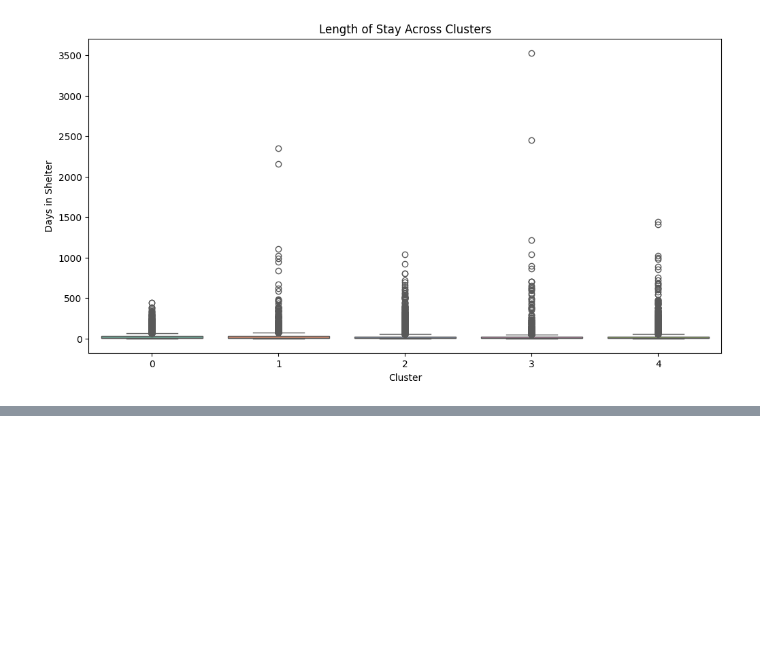
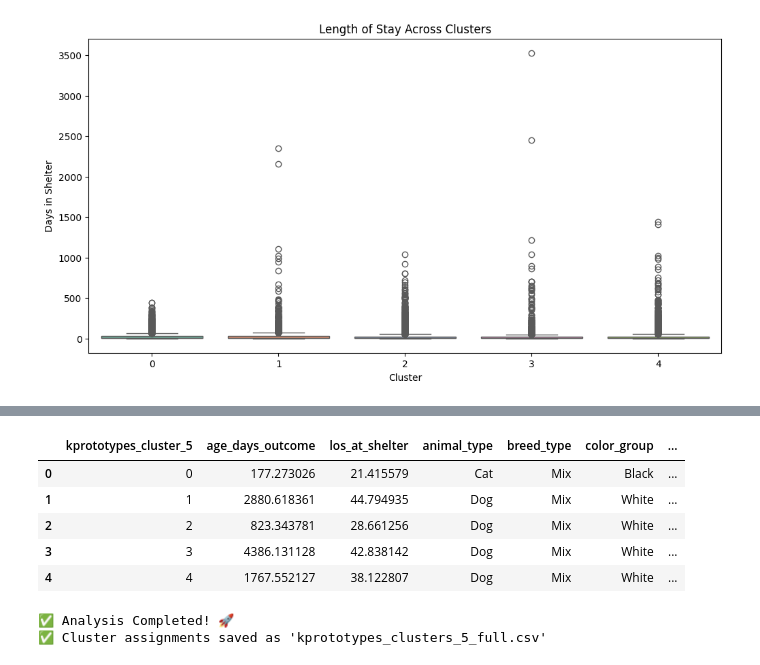
Before and after one commit to joshinehal811/Group_Project, a Jupyter notebook: Cluster/Clustering_(DB_K_Proto)_Insy695.ipynb, the cells around one changed output, grey strips where cells are left out. Cells and saved outputs as stored; diff of their text form; code cells hidden in the pictures; blank space fills up the shorter version.

Commit message:
Cluster trained on full dataset

```diff
--- a/Cluster/Clustering_(DB_K_Proto)_Insy695.ipynb
+++ b/Cluster/Clustering_(DB_K_Proto)_Insy695.ipynb
@@ -935,0 +951,69 @@ Passing `palette` without assigning `hue` is deprecated and will be removed in v
+# %%
+import numpy as np
+import pandas as pd
+from kmodes.kprototypes import KPrototypes
+from sklearn.metrics import silhouette_score
+import time
+
+# ✅ Step 1: Identifying Numerical & Categorical Features
+print("✅ Step 1: Identifying Numerical & Categorical Features...")
+numerical_features = ['age_days_outcome', 'los_at_shelter']
+categorical_features = ['animal_type', 'has_name', 'age_group_intake', 'month_of_outcome',
+                        'is_fixed', 'breed_type', 'color_group', 'intake_condition_group']
+
+# ✅ Convert categorical columns to string type
+df_clustering[categorical_features] = df_clustering[categorical_features].astype(str)
+
+# ✅ Convert DataFrame to numpy array for K-Prototypes
+X = df_clustering[numerical_features + categorical_features].to_numpy()
+
+# ✅ Get categorical column indexes (after numerical features)
+cat_cols_idx = [i for i in range(len(numerical_features), len(numerical_features + categorical_features))]
+
+# ✅ Set optimal number of clusters
+optimal_k = 5
+
+print(f"\n✅ Step 2: Running K-Prototypes with K={optimal_k}...")
+start_time = time.time()
+
+# ✅ Apply K-Prototypes
+kproto = KPrototypes(n_clusters=optimal_k, random_state=42)
+clusters = kproto.fit_predict(X, categorical=cat_cols_idx)
+
+print(f"✅ Clustering Completed in {round(time.time() - start_time, 2)} sec!")
+
+# ✅ Create a new DataFrame for cluster labels (without modifying original df)
+df_kprototypes_clusters_5_full = df_clustering.copy()
+df_kprototypes_clusters_5_full['kprototypes_cluster_5'] = clusters
+
+# ✅ Display cluster distribution
+print("\n✅ Step 3: Cluster Distribution:")
+print(df_kprototypes_clusters_5_full['kprototypes_cluster_5'].value_counts())
+
+# ✅ Step 4: Evaluating Clusters using Silhouette Score
+try:
+    score = silhouette_score(X[:, :len(numerical_features)].astype(float), clusters)
+    print(f"\n✅ Silhouette Score: {score:.3f}")
+except:
+    print("⚠️ Silhouette Score calculation failed (common for mixed data).")
+
+# ✅ Step 5: Cluster Interpretation (Summary Statistics)
+print("\n✅ Step 5: Cluster Interpretation...")
+cluster_summary = df_kprototypes_clusters_5_full.groupby('kprototypes_cluster_5').agg({
+    'age_days_outcome': 'mean',
+    'los_at_shelter': 'mean',
+    'animal_type': pd.Series.mode,
+    'breed_type': pd.Series.mode,
+    'color_group': pd.Series.mode,
+    'intake_condition_group': pd.Series.mode
+}).reset_index()
+
+from IPython.display import display
+display(cluster_summary)
+
+print("\n✅ Analysis Completed! 🚀")
+
+# ✅ Save the new dataframe to a CSV file
+df_kprototypes_clusters_5_full.to_csv("kprototypes_clusters_5_full.csv", index=False)
+print("✅ Cluster assignments saved as 'kprototypes_clusters_5_full.csv'")
+# %% [output]
@@ -935,0 +1037,8 @@ Passing `palette` without assigning `hue` is deprecated and will be removed in v
+|  | kprototypes_cluster_5 | age_days_outcome | los_at_shelter | animal_type | breed_type | color_group | ... |
+| 0 | 0 | 177.273026 | 21.415579 | Cat | Mix | Black | ... |
+| 1 | 1 | 2880.618361 | 44.794935 | Dog | Mix | White | ... |
+| 2 | 2 | 823.343781 | 28.661256 | Dog | Mix | White | ... |
+| 3 | 3 | 4386.131128 | 42.838142 | Dog | Mix | White | ... |
+| 4 | 4 | 1767.552127 | 38.122807 | Dog | Mix | White | ... |
+✅ Analysis Completed! 🚀
+✅ Cluster assignments saved as 'kprototypes_clusters_5_full.csv'
```
Also changed, not shown: parts of 3 cells of this notebook.
